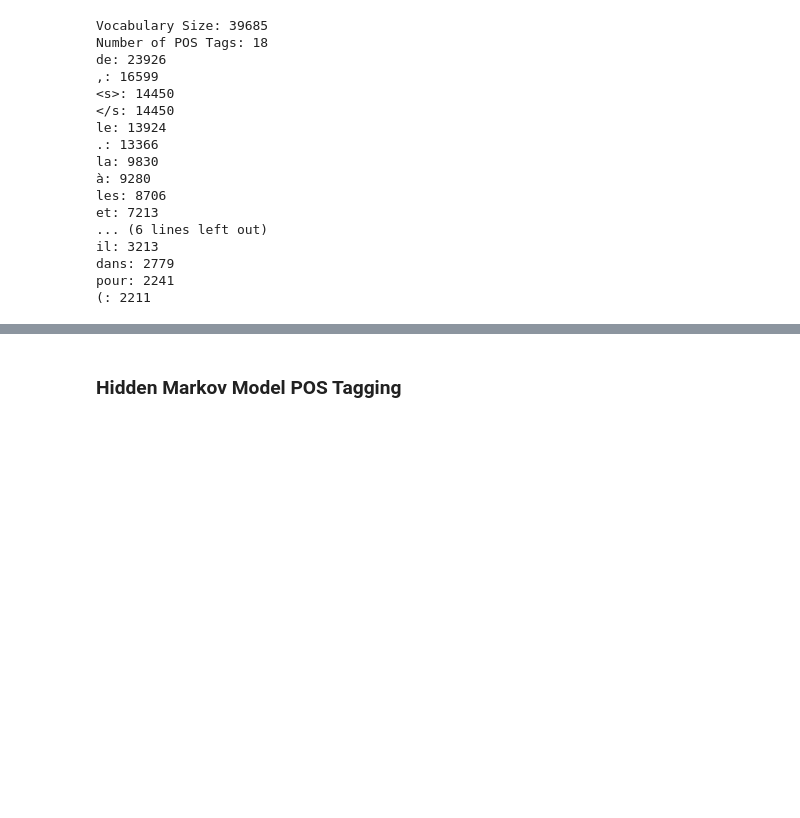
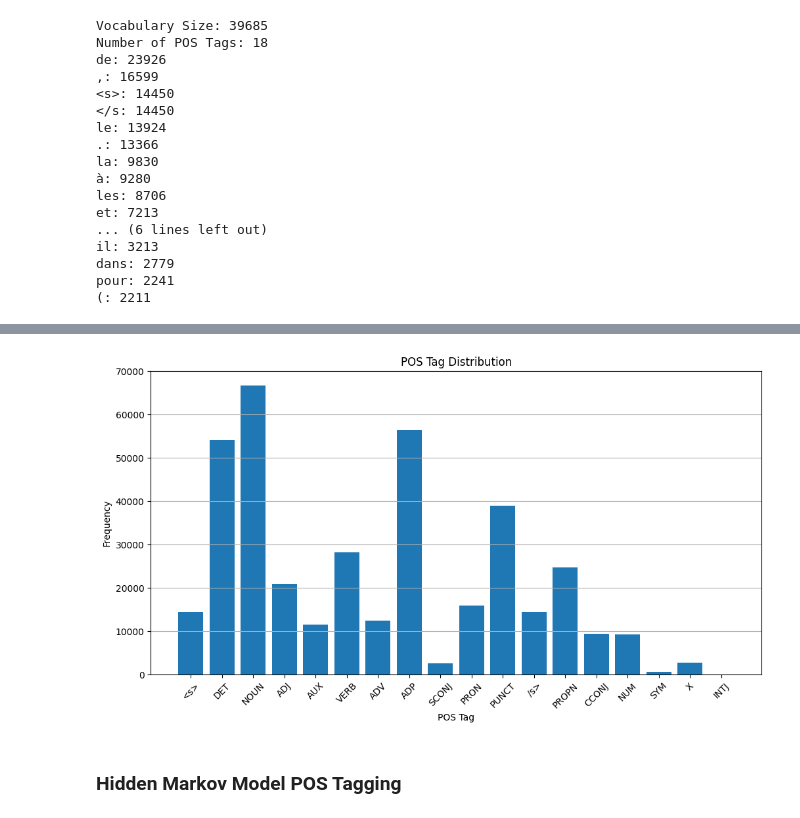
Before and after one commit to Damien-88/NLP_Prep, a Jupyter notebook: Phase1_Foundations/Week2_French_POS.ipynb, the cells around one changed output, grey strips where cells are left out. Drawn from its saved outputs; the diff is of its cells as text; code cells hidden in the pictures; blank space fills up the shorter version.

```diff
--- a/Phase1_Foundations/Week2_French_POS.ipynb
+++ b/Phase1_Foundations/Week2_French_POS.ipynb
@@ -129,3 +144,16 @@ pour: 2241
+# %%
+# POS Tag Distribution Bar Chart
+tag_counts = Counter(flat_tags) # Count frequency of each POS tag
+plt.figure(figsize = (12, 6))
+plt.bar(tag_counts.keys(), tag_counts.values()) # Create bar chart of tag frequencies
+plt.title("POS Tag Distribution")
+plt.xlabel("POS Tag")
+plt.ylabel("Frequency")
+plt.xticks(rotation = 45) # Rotate x-axis labels for better readability
+plt.grid(axis = "y") # Add horizontal grid lines
+plt.show()
+# %% [output]
+[figure, added]
 # %% [markdown]
 ### Hidden Markov Model POS Tagging
 # %% [markdown]
```
Also changed, not shown: parts of 19 cells of this notebook, 1 other file.
